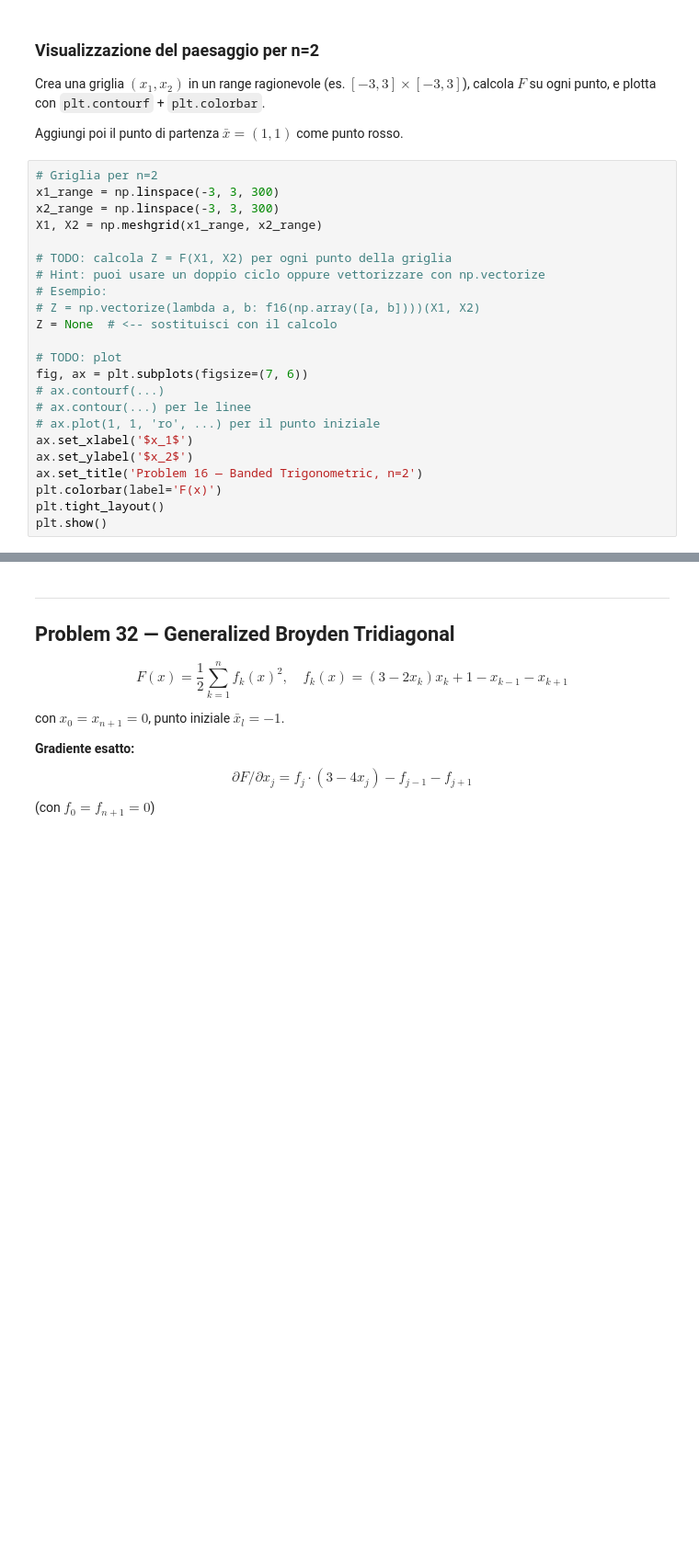
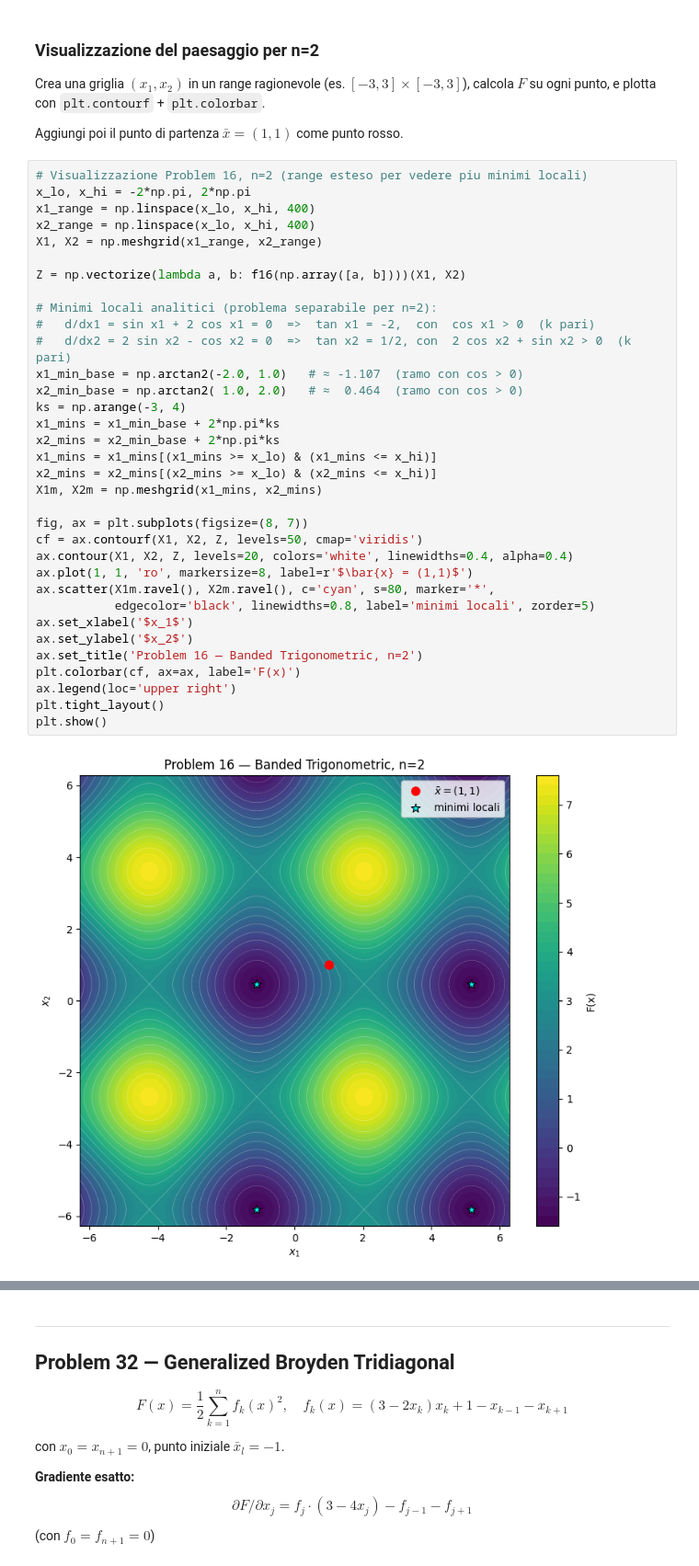
Before and after one commit to aleg917/Unconstrained_Optimization_Project, a Jupyter notebook: main.ipynb, the cells around one changed output, grey strips where cells are left out. Shown at 92% size. Cells and saved outputs as stored; diff of their text form; blank space fills up the shorter version.

Commit message:
visualization

```diff
--- a/main.ipynb
+++ b/main.ipynb
@@ -65,26 +73,39 @@ Crea una griglia $(x_1, x_2)$ in un range ragionevole (es. $[-3, 3] \times [-3,
 calcola $F$ su ogni punto, e plotta con `plt.contourf` + `plt.colorbar`.
 
 Aggiungi poi il punto di partenza $\bar{x} = (1, 1)$ come punto rosso.
-# %%
-# Griglia per n=2
-x1_range = np.linspace(-3, 3, 300)
-x2_range = np.linspace(-3, 3, 300)
-X1, X2 = np.meshgrid(x1_range, x2_range)
-
-# TODO: calcola Z = F(X1, X2) per ogni punto della griglia
-# Hint: puoi usare un doppio ciclo oppure vettorizzare con np.vectorize
-# Esempio:
-# Z = np.vectorize(lambda a, b: f16(np.array([a, b])))(X1, X2)
-Z = None  # <-- sostituisci con il calcolo
-
-# TODO: plot
-fig, ax = plt.subplots(figsize=(7, 6))
-# ax.contourf(...)
-# ax.contour(...) per le linee
-# ax.plot(1, 1, 'ro', ...) per il punto iniziale
-ax.set_xlabel('$x_1$')
-ax.set_ylabel('$x_2$')
-ax.set_title('Problem 16 — Banded Trigonometric, n=2')
-plt.colorbar(label='F(x)')
-plt.tight_layout()
-plt.show()
+# %%
+# Visualizzazione Problem 16, n=2 (range esteso per vedere piu minimi locali)
+x_lo, x_hi = -2*np.pi, 2*np.pi
+x1_range = np.linspace(x_lo, x_hi, 400)
+x2_range = np.linspace(x_lo, x_hi, 400)
+X1, X2 = np.meshgrid(x1_range, x2_range)
+
+Z = np.vectorize(lambda a, b: f16(np.array([a, b])))(X1, X2)
+
+# Minimi locali analitici (problema separabile per n=2):
+#   d/dx1 = sin x1 + 2 cos x1 = 0  =>  tan x1 = -2,  con  cos x1 > 0  (k pari)
+#   d/dx2 = 2 sin x2 - cos x2 = 0  =>  tan x2 = 1/2, con  2 cos x2 + sin x2 > 0  (k pari)
+x1_min_base = np.arctan2(-2.0, 1.0)   # ≈ -1.107  (ramo con cos > 0)
+x2_min_base = np.arctan2( 1.0, 2.0)   # ≈  0.464  (ramo con cos > 0)
+ks = np.arange(-3, 4)
+x1_mins = x1_min_base + 2*np.pi*ks
+x2_mins = x2_min_base + 2*np.pi*ks
+x1_mins = x1_mins[(x1_mins >= x_lo) & (x1_mins <= x_hi)]
+x2_mins = x2_mins[(x2_mins >= x_lo) & (x2_mins <= x_hi)]
+X1m, X2m = np.meshgrid(x1_mins, x2_mins)
+
+fig, ax = plt.subplots(figsize=(8, 7))
+cf = ax.contourf(X1, X2, Z, levels=50, cmap='viridis')
+ax.contour(X1, X2, Z, levels=20, colors='white', linewidths=0.4, alpha=0.4)
+ax.plot(1, 1, 'ro', markersize=8, label=r'$\bar{x} = (1,1)$')
+ax.scatter(X1m.ravel(), X2m.ravel(), c='cyan', s=80, marker='*',
+           edgecolor='black', linewidths=0.8, label='minimi locali', zorder=5)
+ax.set_xlabel('$x_1$')
+ax.set_ylabel('$x_2$')
+ax.set_title('Problem 16 — Banded Trigonometric, n=2')
+plt.colorbar(cf, ax=ax, label='F(x)')
+ax.legend(loc='upper right')
+plt.tight_layout()
+plt.show()
+# %% [output]
+[figure, added]
```
Also changed, not shown: parts of 10 cells of this notebook, 2 other files.
